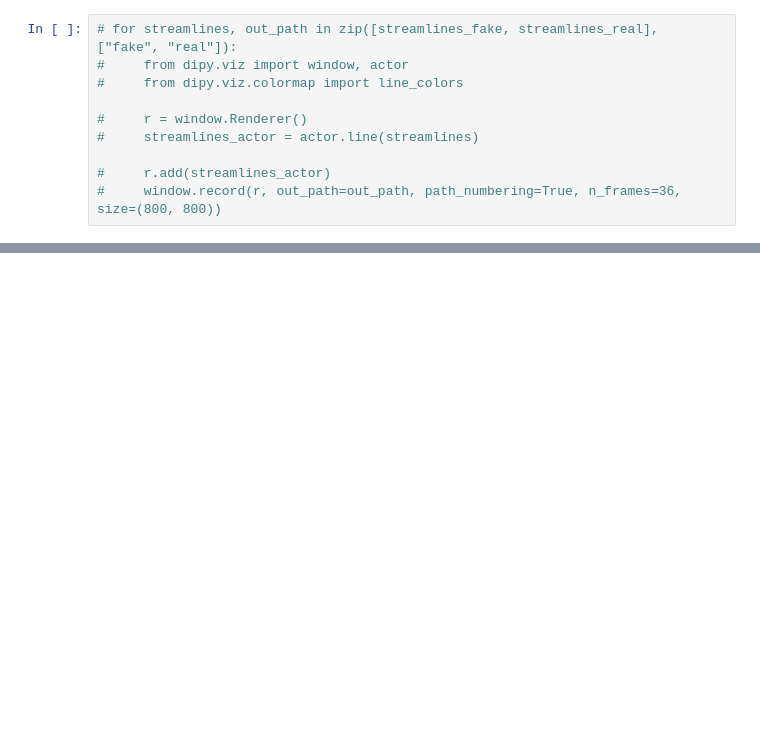
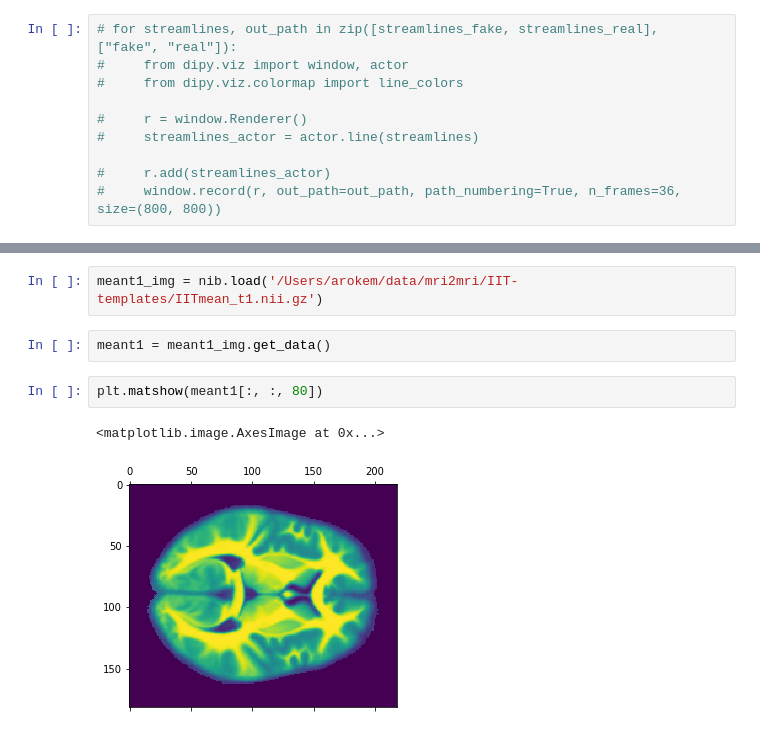
Before and after one commit to uw-biomedical-ml/mri2mri_notebooks, a Jupyter notebook: tracks_from_gen_pdd.ipynb, the cells around one changed output, grey strips where cells are left out. Drawn from its saved outputs; the diff is of its cells as text; blank space fills up the shorter version.

```diff
--- a/tracks_from_gen_pdd.ipynb
+++ b/tracks_from_gen_pdd.ipynb
@@ -98,0 +160,9 @@ srm = srr.optimize(static=real_resampled, moving=fake_resampled)
+# %%
+meant1_img = nib.load('/Users/arokem/data/mri2mri/IIT-templates/IITmean_t1.nii.gz')
+# %%
+meant1 = meant1_img.get_data()
+# %%
+plt.matshow(meant1[:, :, 80])
+# %% [output]
+<matplotlib.image.AxesImage at 0x...>
+[figure, added]
```
Also changed, not shown: parts of 18 cells of this notebook, 1 other file.
